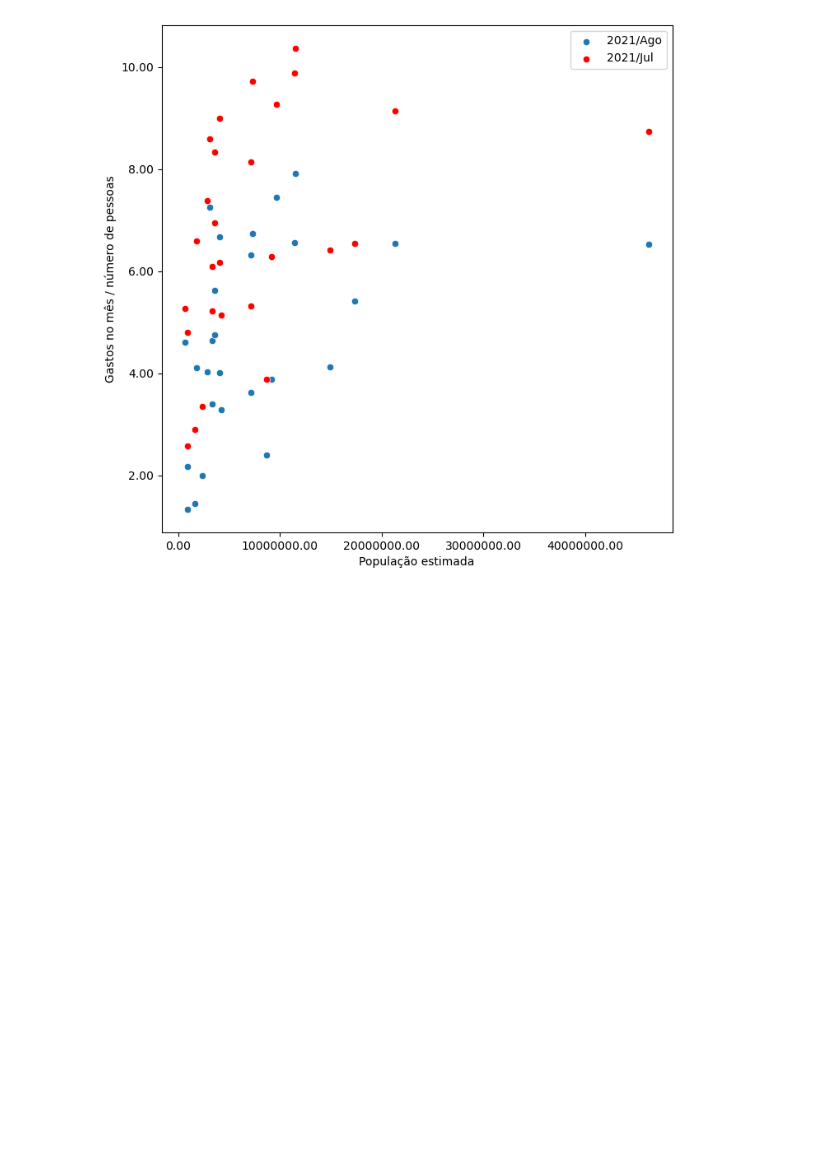
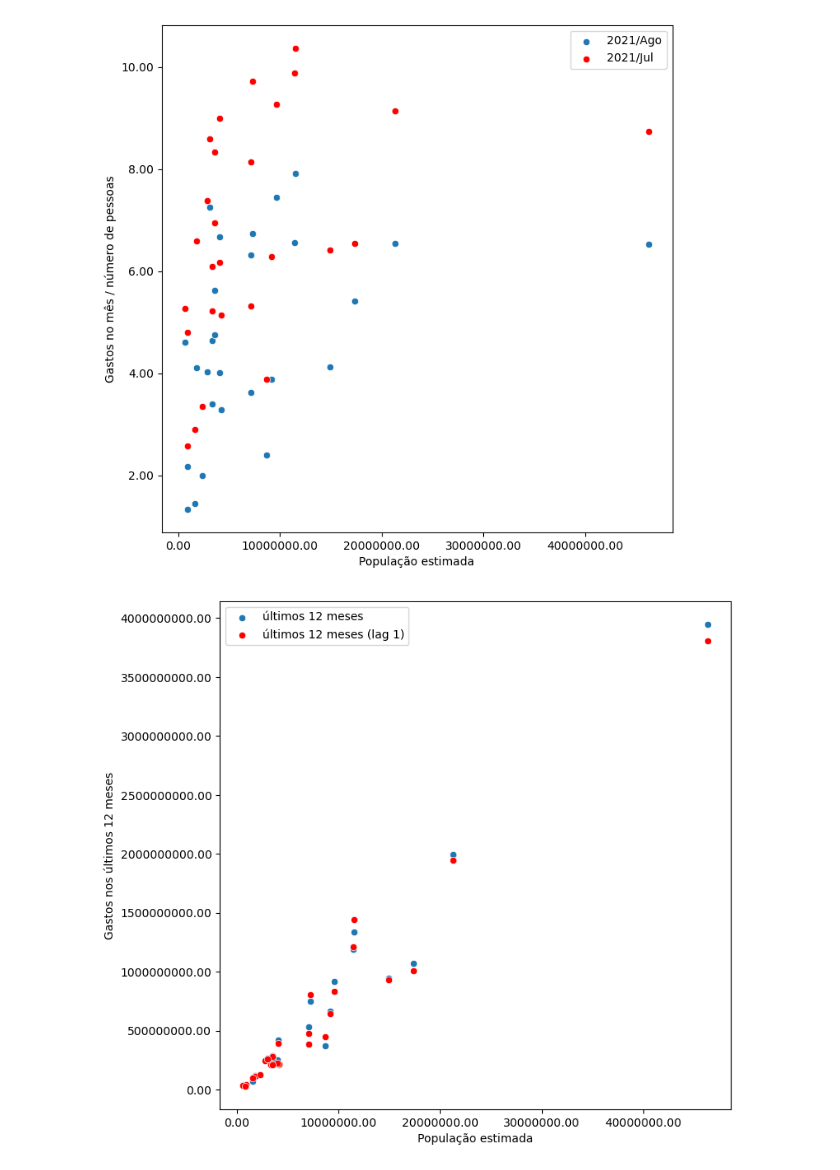
Before and after one commit to johnnathan862/pos-tech-data-analytics, a Jupyter notebook: fase_1/visualizacao_de_dados/aula_2/proporcionalidade_e_seaborn.ipynb, the cells around one changed output. Cells and saved outputs as stored; diff of their text form; code cells hidden in the pictures; blank space fills up the shorter version.

```diff
--- a/fase_1/visualizacao_de_dados/proporcionalidade_e_seaborn.ipynb
+++ b/fase_1/visualizacao_de_dados/aula_2/proporcionalidade_e_seaborn.ipynb
@@ -139,3 +152,16 @@ ax.legend(['2021/Ago','2021/Jul'])
 plt.show()
 # %% [output]
 [figure]
+# %%
+fig = plt.figure(figsize=(8,8))
+ax = sns.scatterplot(data=df_complete, x='populacao_estimada', y='gastos_last12_mes')
+ax2 = sns.scatterplot(data=df_complete, x='populacao_estimada', y='gastos_last12_mes_lag1', color='red')
+ax.set_ylabel("Gastos nos últimos 12 meses")
+ax.set_xlabel("População estimada")
+ax.xaxis.set_major_formatter(ticker.StrMethodFormatter('{x:.2f}'))
+ax.yaxis.set_major_formatter(ticker.StrMethodFormatter('{x:.2f}'))
+ax.legend(['últimos 12 meses','últimos 12 meses (lag 1)'])
+
+plt.show()
+# %% [output]
+[figure, added]
```
Also changed, not shown: parts of 7 cells of this notebook.
